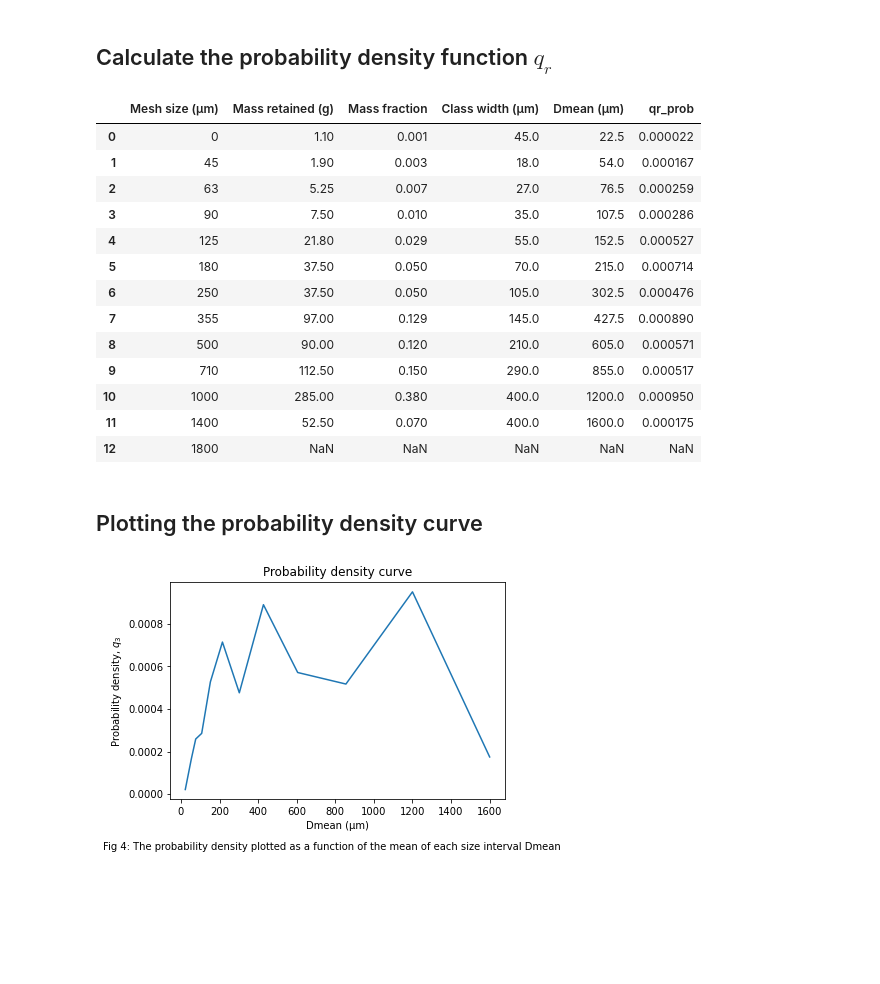
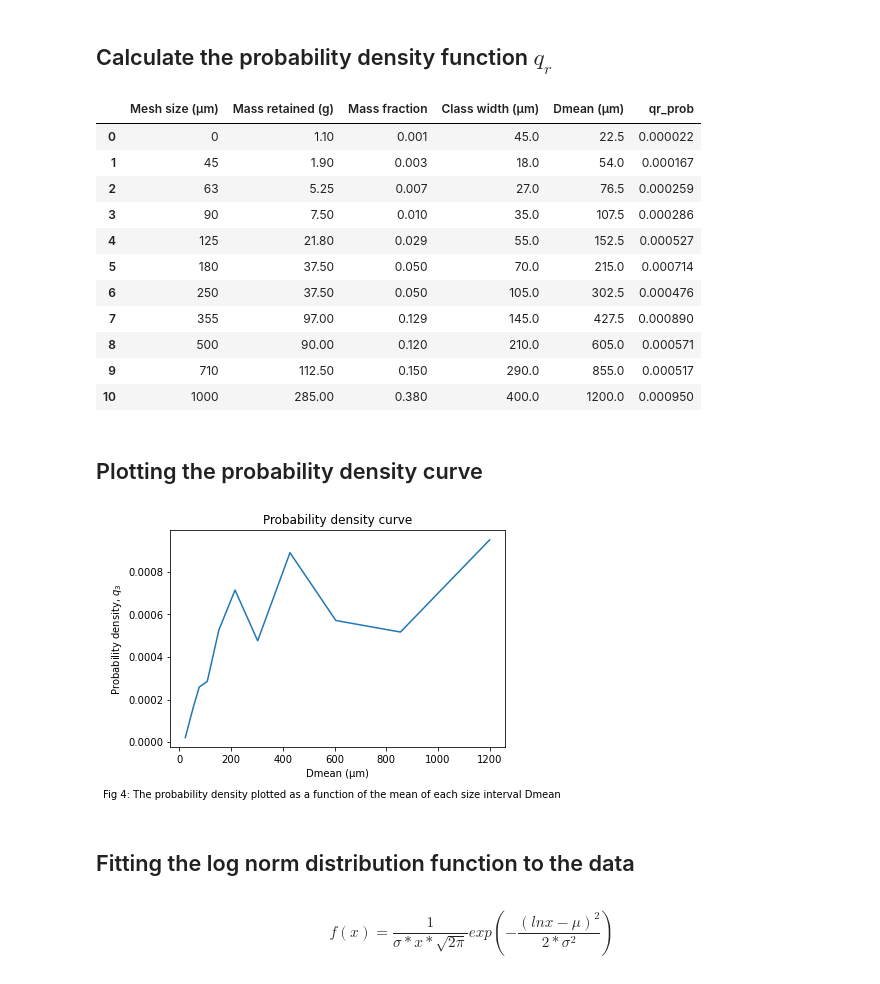
Before and after one commit to sethsomtoo/Particle-size-analysis-with-python, a Jupyter notebook: Project_3/particle_size_analysis.ipynb, the cells around one changed output. Cells and saved outputs as stored; diff of their text form; code cells hidden in the pictures; blank space fills up the shorter version.

```diff
--- a/Project_3/particle_size_analysis.ipynb
+++ b/Project_3/particle_size_analysis.ipynb
@@ -13,8 +13,8 @@ After running the above codes, the data can then be created as follows:
 # %% [markdown]
 # Creating the DataFrame
 # %%
-data = {"Mesh size (μm)" : [0, 45, 63, 90, 125, 180, 250, 355, 500, 710, 1000, 1400, 1800],
-       "Mass retained (g)" : [1.1, 1.9, 5.25, 7.5, 21.8, 37.5, 37.5, 97, 90, 112.5, 285, 52.5, np.nan]}
+data = {"Mesh size (μm)" : [0, 45, 63, 90, 125, 180, 250, 355, 500, 710, 1000, 1400],
+       "Mass retained (g)" : [1.1, 1.9, 5.25, 7.5, 21.8, 37.5, 37.5, 97, 90, 112.5, 285, 52.5]}
 
 df = pd.DataFrame(data)
 df
@@ -223,26 +220,25 @@ def mean_size(mesh):
 # %%
 # Step 2: Compute the mass fractions, class sizes and the means.
 df4 = df.copy()
 df4['Mass fraction'] = mass_fraction(df4['Mass retained (g)'])
 df4['Class width (μm)'] = class_width(df4['Mesh size (μm)']).shift(-1)
 df4['Dmean (μm)'] = mean_size(df4['Mesh size (μm)'])
 df4['qr_prob'] = df4['Mass fraction'] / df4['Class width (μm)']
+df4 = df4.dropna()
 df4
 # %% [output]
 |  | Mesh size (μm) | Mass retained (g) | Mass fraction | Class width (μm) | Dmean (μm) | qr_prob |
 | 0 | 0 | 1.10 | 0.001 | 45.0 | 22.5 | 0.000022 |
 | 1 | 45 | 1.90 | 0.003 | 18.0 | 54.0 | 0.000167 |
 | 2 | 63 | 5.25 | 0.007 | 27.0 | 76.5 | 0.000259 |
 | 3 | 90 | 7.50 | 0.010 | 35.0 | 107.5 | 0.000286 |
 | 4 | 125 | 21.80 | 0.029 | 55.0 | 152.5 | 0.000527 |
 | 5 | 180 | 37.50 | 0.050 | 70.0 | 215.0 | 0.000714 |
 | 6 | 250 | 37.50 | 0.050 | 105.0 | 302.5 | 0.000476 |
 | 7 | 355 | 97.00 | 0.129 | 145.0 | 427.5 | 0.000890 |
 | 8 | 500 | 90.00 | 0.120 | 210.0 | 605.0 | 0.000571 |
 | 9 | 710 | 112.50 | 0.150 | 290.0 | 855.0 | 0.000517 |
 | 10 | 1000 | 285.00 | 0.380 | 400.0 | 1200.0 | 0.000950 |
-| 11 | 1400 | 52.50 | 0.070 | 400.0 | 1600.0 | 0.000175 |
-| 12 | 1800 | NaN | NaN | NaN | NaN | NaN |
 # %% [markdown]
 ## Plotting the probability density curve
 # %%
@@ -260,4 +256,6 @@ plt.figtext(0.5,-0.05, s = "Fig 4: The probability density plotted as a function
 
 plt.savefig('probability density.png', dpi=250, bbox_inches='tight')
 # %% [output]
-[figure, old version]
+[figure, new version]
+# %% [markdown]
+## Fitting the log norm distribution function to the data
@@ -263,0 +268,2 @@ plt.savefig('probability density.png', dpi=250, bbox_inches='tight')
+# %% [markdown]
+$$ f(x) = \frac{1}{\sigma*x*\sqrt{2\pi}} exp \left(- \frac{(lnx - \mu)^2}{2*\sigma^2} \right)$$
```
Also changed, not shown: parts of 17 cells of this notebook, 4 other files.
